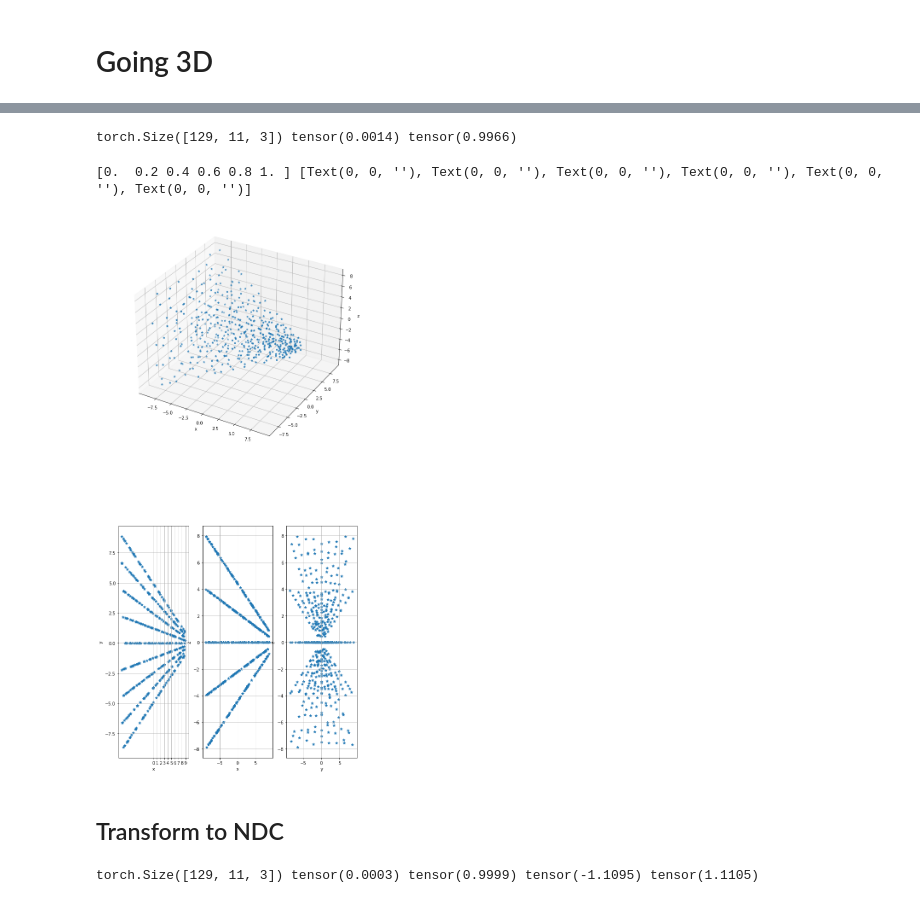
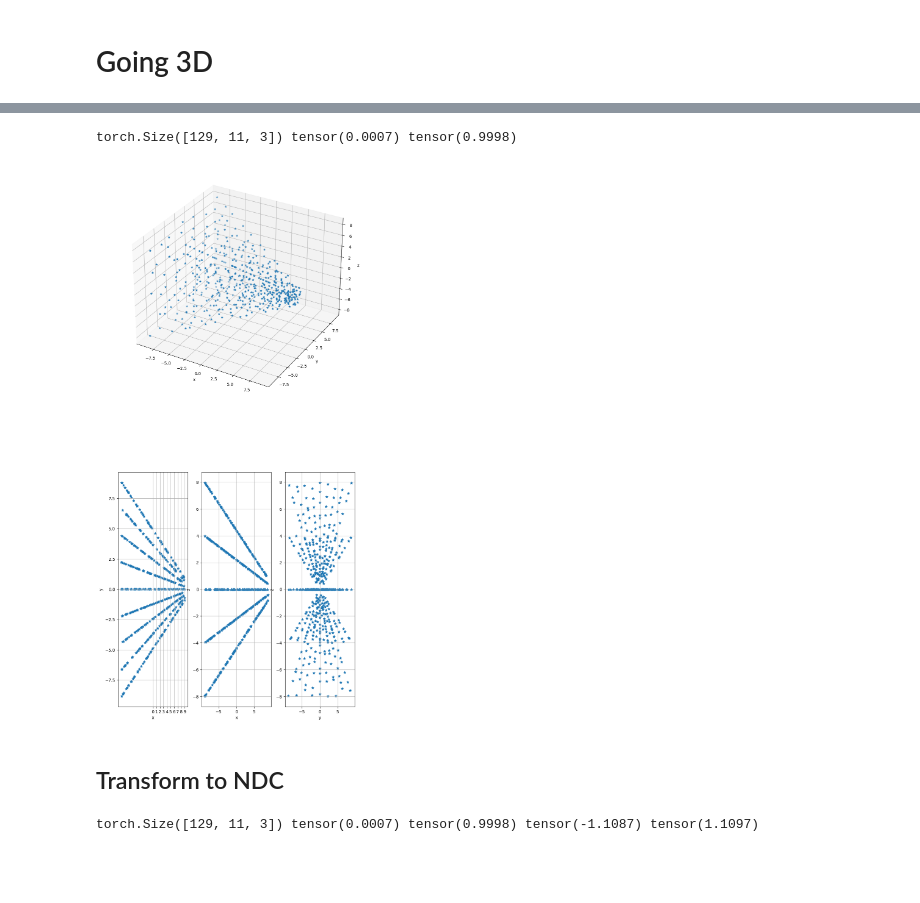
Before and after one commit to YanivHollander/kornia_nerf_jupyter, a Jupyter notebook: test_rays.ipynb, the cells around one changed output, grey strips where cells are left out. Drawn from its saved outputs; the diff is of its cells as text; code cells hidden in the pictures; blank space fills up the shorter version.

```diff
--- a/test_rays.ipynb
+++ b/test_rays.ipynb
@@ -146,6 +146,6 @@ for j, m in enumerate(['.', 'o', '^', '*']):
 # %%
 uniform_sampler_four_cameras.calc_ray_params(cameras)
-lengths = sample_lengths(uniform_sampler_four_cameras.origins.shape[0], 11, irregular=True)
+lengths = sample_lengths(uniform_sampler_four_cameras.origins.shape[0], 11, irregular=True, device='cpu')
 points_3d = sample_ray_points(
     uniform_sampler_four_cameras.origins,
     uniform_sampler_four_cameras.directions,
@@ -153,7 +153,7 @@ points_3d = sample_ray_points(
 )
 print(points_3d.shape, lengths.min(), lengths.max())
 # %% [output]
-torch.Size([129, 11, 3]) tensor(0.0014) tensor(0.9966)
+torch.Size([129, 11, 3]) tensor(0.0007) tensor(0.9998)
 # %%
 fig = plt.figure(figsize=(10, 20))
 subfigs = fig.subfigures(2, 1, hspace=0.07)
@@ -162,38 +162,34 @@ ax1 = subfigs[0].add_subplot(projection='3d')
 
 ax = subfigs[1].subplots(1, 3)
 ax2 = ax[0]
 ax3 = ax[1]
 ax4 = ax[2]
 
 # ray_range = range(0, 3 * 28 + 45)
 ray_range = range(0, 45)
 
 ax1.scatter(points_3d[ray_range, :, 0], points_3d[ray_range, :, 1], points_3d[ray_range, :, 2], marker=m)
 ax1.set_xlabel('x')
 ax1.set_ylabel('y')
 ax1.set_zlabel('z')
 
 ax2.scatter(points_3d[ray_range, :, 0], points_3d[ray_range, :, 1], marker=m)
 ax2.set_xlabel('x')
 ax2.set_ylabel('y')
 ax2.grid('on')
-
-
-start, end = ax.get_xlim()
 ax2.set_xticks(np.arange(0, 10, step=1))
 
 ax3.scatter(points_3d[ray_range, :, 0], points_3d[ray_range, :, 2], marker=m)
 ax3.set_xlabel('x')
 ax3.set_ylabel('z')
 ax3.grid('on')
 
 ax4.scatter(points_3d[ray_range, :, 1], points_3d[ray_range, :, 2], marker=m)
 ax4.set_xlabel('y')
 ax4.set_ylabel('z')
 ax4.grid('on')
 # %% [output]
-[0.  0.2 0.4 0.6 0.8 1. ] [Text(0, 0, ''), Text(0, 0, ''), Text(0, 0, ''), Text(0, 0, ''), Text(0, 0, ''), Text(0, 0, '')]
-[figure, old version]
+[figure, new version]
 # %% [markdown]
 ## Transform to NDC
 # %%
@@ -207,7 +203,7 @@ points_3d = sample_ray_points(
 )
 print(points_3d.shape, lengths.min(), lengths.max(), points_3d.min(), points_3d.max())
 # %% [output]
-torch.Size([129, 11, 3]) tensor(0.0003) tensor(0.9999) tensor(-1.1095) tensor(1.1105)
+torch.Size([129, 11, 3]) tensor(0.0007) tensor(0.9998) tensor(-1.1087) tensor(1.1097)
 # %%
 fig = plt.figure(figsize=(10, 20))
 subfigs = fig.subfigures(2, 1, hspace=0.07)
```
Also changed, not shown: parts of 4 cells of this notebook, 4 other files.
